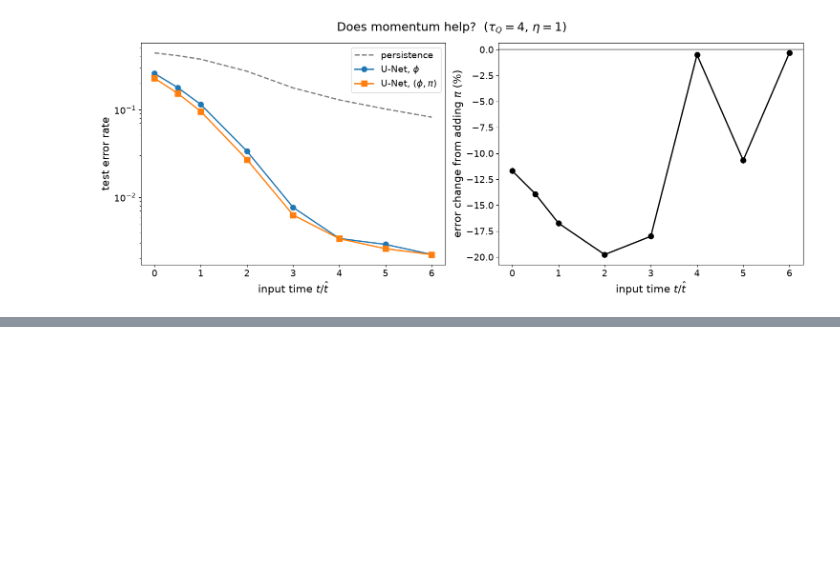
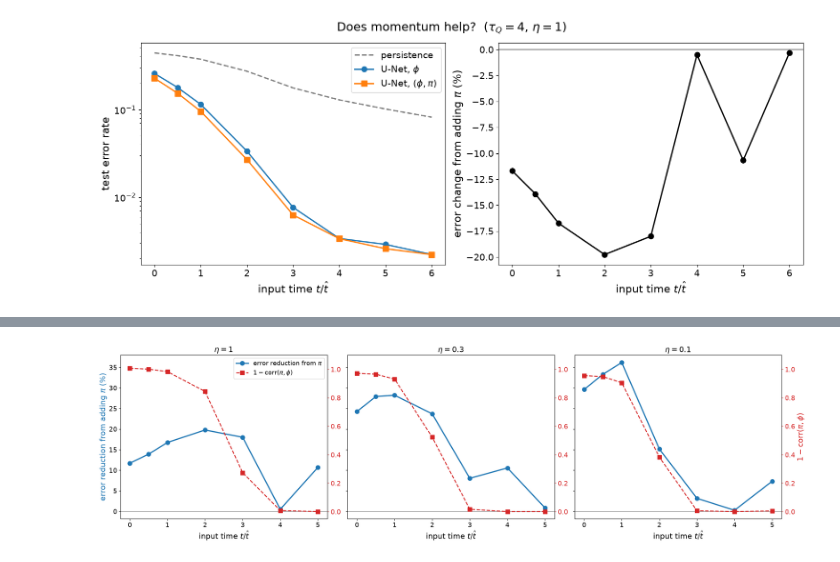
Before and after one commit to KristianMunnikhuis/MachineLearningKZ, a Jupyter notebook: momentum_exp/analysis.ipynb, the cells around one changed output, grey strips where cells are left out. Saved outputs shown, nothing was run; the diff lists cells and outputs as text; code cells hidden in the pictures; blank space fills up the shorter version.

```diff
--- a/momentum_exp/analysis.ipynb
+++ b/momentum_exp/analysis.ipynb
@@ -135,0 +170,45 @@ plt.show()
+# %%
+# ---- inputs ----
+ETAS     = ["1", "0.3", "0.1"]
+T_MAX    = 5                         # last time shown, units of t_hat
+FONTSIZE = 16
+
+fig, axes = plt.subplots(1, len(ETAS), figsize=(7 * len(ETAS), 6), sharey=True)
+
+for ax, eta in zip(axes, ETAS):
+    # momentum gain from the training results
+    runs = {}
+    for f in glob.glob(f"results_eta{eta}/t*.json"):
+        r = json.load(open(f))
+        runs.setdefault(r["t"], {})[r["channels"]] = r
+    ts   = sorted(t for t in runs if t <= T_MAX)
+    gain = [100 * (1 - (1 - runs[t]["phi_pi"]["test_acc"]) / (1 - runs[t]["phi"]["test_acc"])) for t in ts]
+
+    # fraction of pi not explained by phi
+    c  = json.load(open(f"results_eta{eta}/corr.json"))
+    tc = np.array(c["times"])
+    m  = tc <= T_MAX
+
+    ax.plot(ts, gain, "o-", color="C0", ms=9, lw=2.5, label=r"error reduction from $\pi$")
+    ax.axhline(0, color="grey", lw=1)
+    ax.set_title(rf"$\eta = {eta}$", fontsize=FONTSIZE)
+    ax.set_xlabel(r"input time $t/\hat t$", fontsize=FONTSIZE)
+    ax.tick_params(labelsize=FONTSIZE - 2)
+
+    ax2 = ax.twinx()
+    ax2.plot(tc[m], 1 - np.array(c["corr"])[m], "s--", color="C3", ms=8, lw=2, label=r"$1 - \mathrm{corr}(\pi, \phi)$")
+    ax2.set_ylim(-0.05, 1.1)
+    ax2.tick_params(labelsize=FONTSIZE - 2, colors="C3")
+    if eta == ETAS[-1]:
+        ax2.set_ylabel(r"$1 - \mathrm{corr}(\pi, \phi)$", fontsize=FONTSIZE, color="C3")
+
+axes[0].set_ylabel(r"error reduction from adding $\pi$ (%)", fontsize=FONTSIZE, color="C0")
+h1, l1 = axes[0].get_legend_handles_labels()
+h2, l2 = ax2.get_legend_handles_labels()
+axes[0].legend(h1 + h2, l1 + l2, fontsize=FONTSIZE - 3, loc="upper right")
+
+plt.tight_layout()
+plt.savefig("momentum_vs_correlation.png", dpi=150)
+plt.show()
+# %% [output]
+[figure, added]
```
Also changed, not shown: parts of 5 cells of this notebook, 4 other files.
